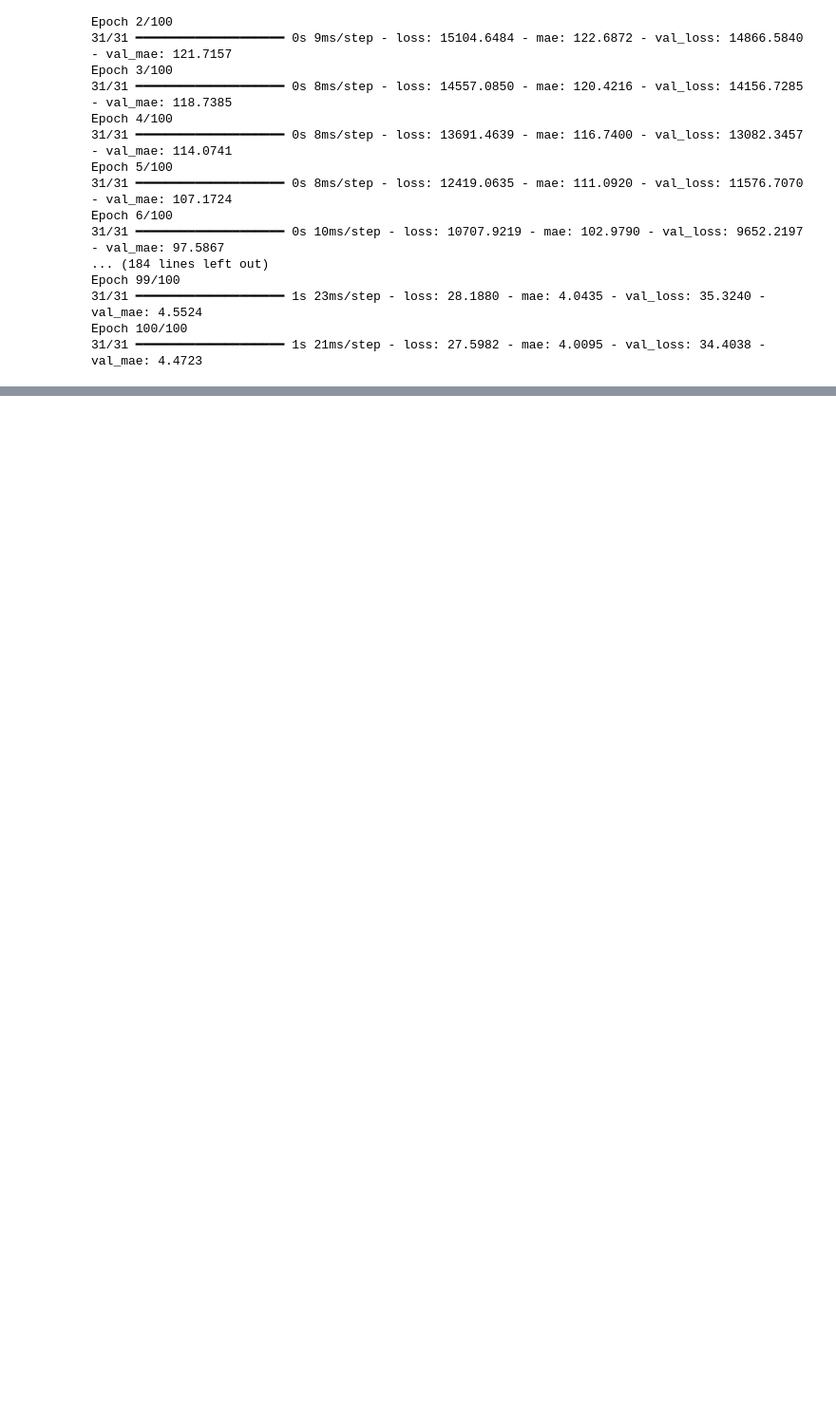
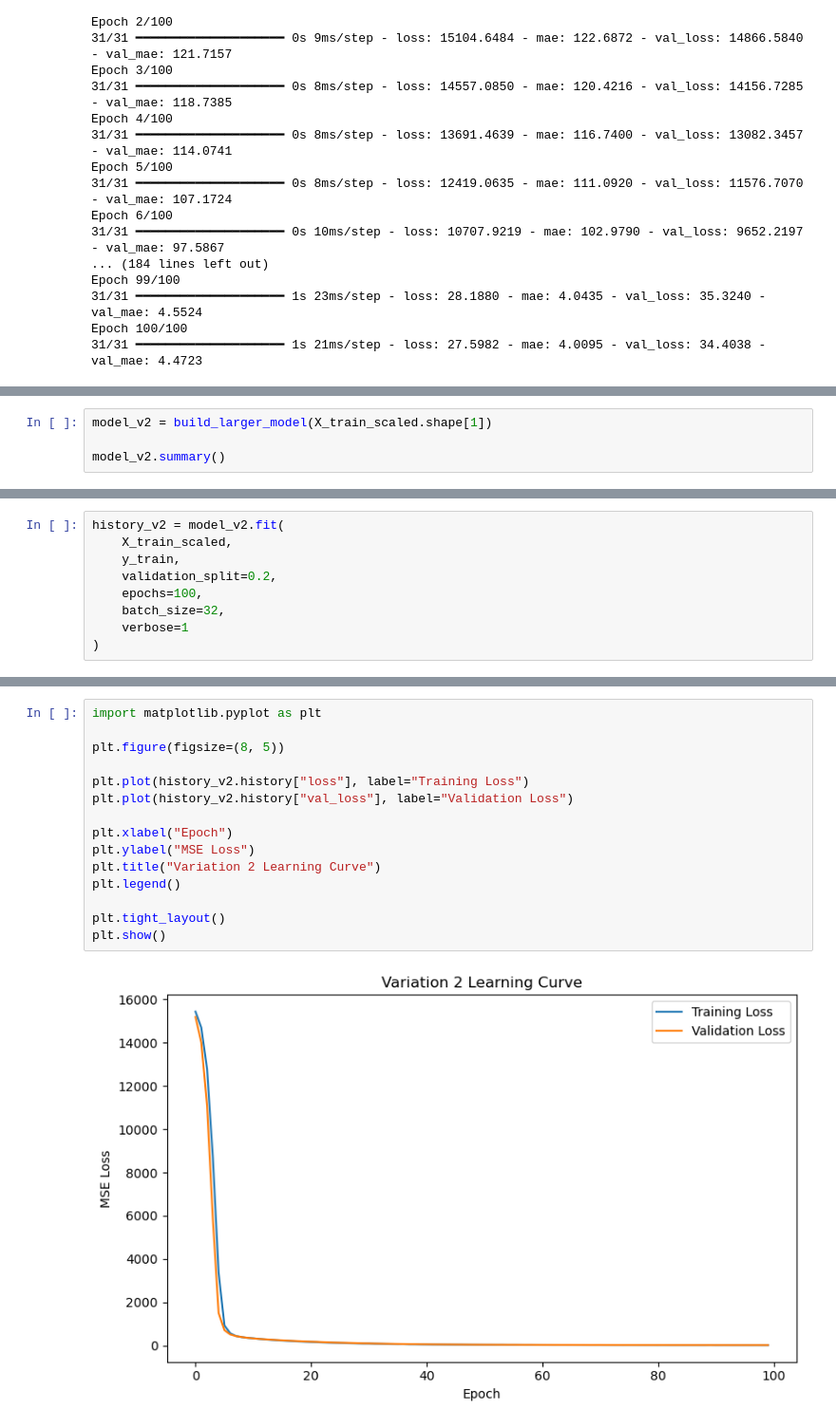
Before and after one commit to Tam-Davies/Predicting-Airfoil-Self-Noise-Using-Deep-Neural-Networks, a Jupyter notebook: Airfoil Self-Noise Deep Learning/notebooks/data_exploration.ipynb, the cells around one changed output, grey strips where cells are left out. Shown at 95% size. Drawn from its saved outputs; the diff is of its cells as text; blank space fills up the shorter version.

```diff
--- a/Airfoil Self-Noise Deep Learning/notebooks/data_exploration.ipynb
+++ b/Airfoil Self-Noise Deep Learning/notebooks/data_exploration.ipynb
@@ -249,0 +468,4 @@ Epoch 100/100
+# %%
+model_v2 = build_larger_model(X_train_scaled.shape[1])
+
+model_v2.summary()
@@ -249,0 +488,9 @@ Epoch 100/100
+# %%
+history_v2 = model_v2.fit(
+    X_train_scaled,
+    y_train,
+    validation_split=0.2,
+    epochs=100,
+    batch_size=32,
+    verbose=1
+)
@@ -249,0 +529,17 @@ Epoch 100/100
+# %%
+import matplotlib.pyplot as plt
+
+plt.figure(figsize=(8, 5))
+
+plt.plot(history_v2.history["loss"], label="Training Loss")
+plt.plot(history_v2.history["val_loss"], label="Validation Loss")
+
+plt.xlabel("Epoch")
+plt.ylabel("MSE Loss")
+plt.title("Variation 2 Learning Curve")
+plt.legend()
+
+plt.tight_layout()
+plt.show()
+# %% [output]
+[figure, added]
```
Also changed, not shown: parts of 33 cells of this notebook, 26 other files.
